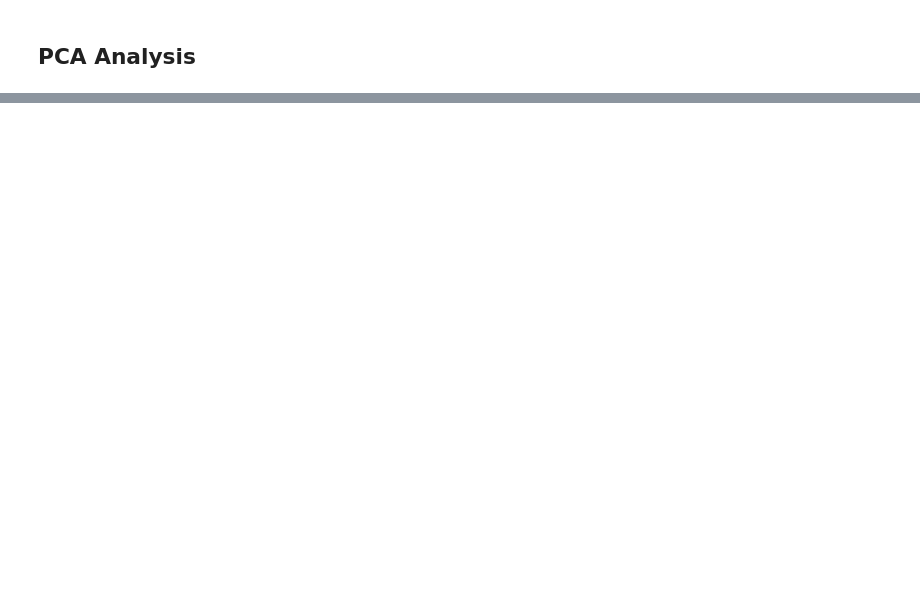
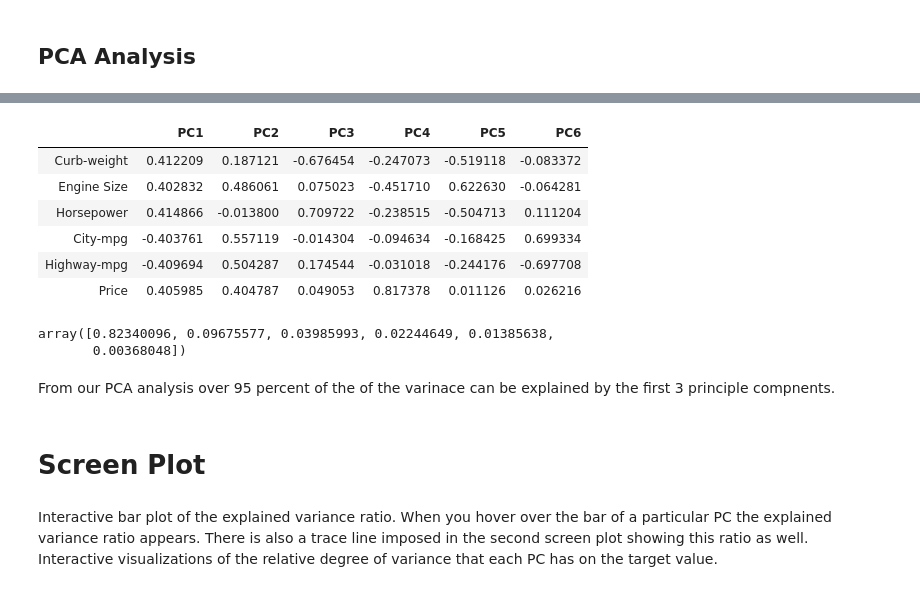
Before and after one commit to mossnick/VIS_Analitics_PCA, a Jupyter notebook: Car_PCA.ipynb, the cells around one changed output, grey strips where cells are left out. Drawn from its saved outputs; the diff is of its cells as text; code cells hidden in the pictures; blank space fills up the shorter version.

```diff
--- a/Car_PCA.ipynb
+++ b/Car_PCA.ipynb
@@ -95,0 +176,24 @@ TypeError: cannot concatenate object of type "<class 'list'>"; only pd.Series, p
+# %%
+loadings = pca.components_.T #Retrive laodings values
+df_loadings = pd.DataFrame(loadings, columns=[f"PC{i+1}" for i in range(scores.shape[1])], index=car_quant_data.columns)
+df_loadings
+# %% [output]
+|  | PC1 | PC2 | PC3 | PC4 | PC5 | PC6 |
+| Curb-weight | 0.412209 | 0.187121 | -0.676454 | -0.247073 | -0.519118 | -0.083372 |
+| Engine Size | 0.402832 | 0.486061 | 0.075023 | -0.451710 | 0.622630 | -0.064281 |
+| Horsepower | 0.414866 | -0.013800 | 0.709722 | -0.238515 | -0.504713 | 0.111204 |
+| City-mpg | -0.403761 | 0.557119 | -0.014304 | -0.094634 | -0.168425 | 0.699334 |
+| Highway-mpg | -0.409694 | 0.504287 | 0.174544 | -0.031018 | -0.244176 | -0.697708 |
+| Price | 0.405985 | 0.404787 | 0.049053 | 0.817378 | 0.011126 | 0.026216 |
+# %%
+explained_variance = pca.explained_variance_ratio_ # get explained variance for each PC
+explained_variance
+# %% [output]
+array([0.82340096, 0.09675577, 0.03985993, 0.02244649, 0.01385638,
+       0.00368048])
+# %% [markdown]
+From our PCA analysis over 95 percent of the of the varinace can be explained by the first 3 principle compnents.
+# %% [markdown]
+# Screen Plot
+# %% [markdown]
+Interactive bar plot of the explained variance ratio. When you hover over the bar of a particular PC the explained variance ratio appears. There is also a trace line imposed in the second screen plot showing this ratio as well.  Interactive visualizations of the relative degree of variance that each PC has on the target value.
```
Also changed, not shown: parts of 34 cells of this notebook.
